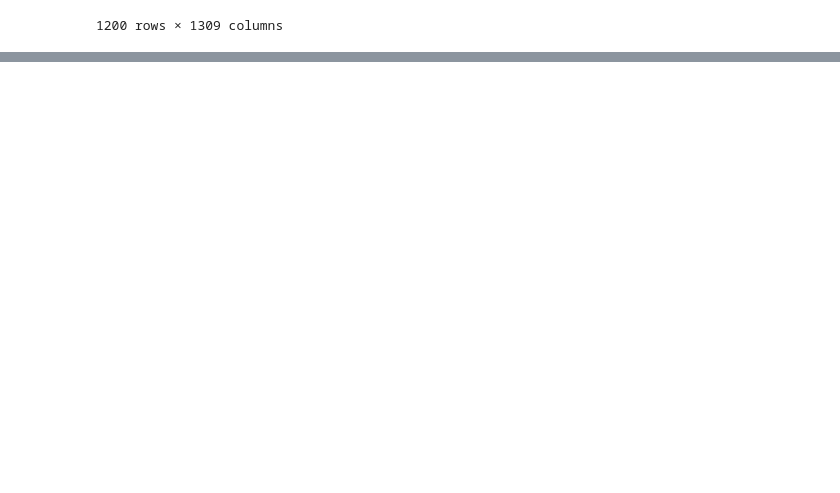
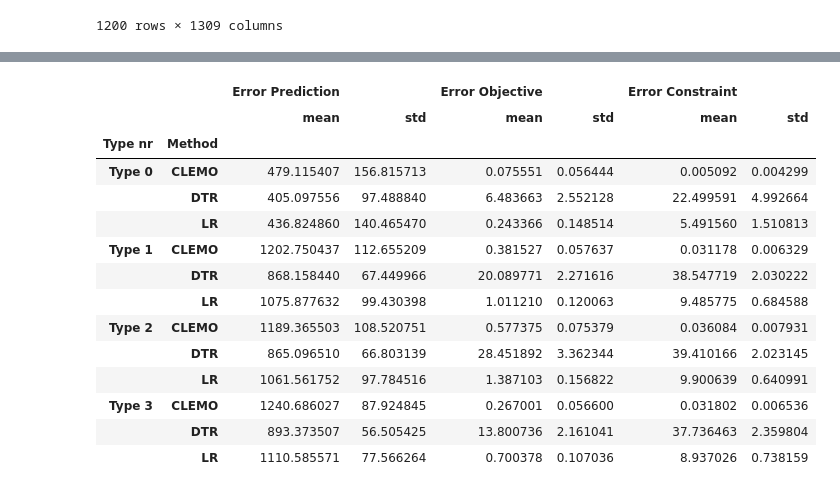
Before and after one commit to daanotto/CLEMO, a Jupyter notebook: Further_plots.ipynb, the cells around one changed output, grey strips where cells are left out. Saved outputs shown, nothing was run; the diff lists cells and outputs as text; code cells hidden in the pictures; blank space fills up the shorter version.

```diff
--- a/Further_plots.ipynb
+++ b/Further_plots.ipynb
@@ -76,2 +76,24 @@ for type in type_list:
 <Figure size 600x800 with 0 Axes>
 [figure]
+# %%
+# standard_deviation
+agg_dict = {'Error Prediction':['mean', 'std'], 'Error Objective':['mean', 'std'], 'Error Constraint':['mean', 'std']}
+
+df_group = df.groupby(['Type nr', 'Method']).agg(agg_dict)
+display(df_group)
+# %% [output]
+|  |  | Error Prediction |  | Error Objective |  | Error Constraint |  |
+|  |  | mean | std | mean | std | mean | std |
+| Type nr | Method |  |  |  |  |  |  |
+| Type 0 | CLEMO | 479.115407 | 156.815713 | 0.075551 | 0.056444 | 0.005092 | 0.004299 |
+|  | DTR | 405.097556 | 97.488840 | 6.483663 | 2.552128 | 22.499591 | 4.992664 |
+|  | LR | 436.824860 | 140.465470 | 0.243366 | 0.148514 | 5.491560 | 1.510813 |
+| Type 1 | CLEMO | 1202.750437 | 112.655209 | 0.381527 | 0.057637 | 0.031178 | 0.006329 |
+|  | DTR | 868.158440 | 67.449966 | 20.089771 | 2.271616 | 38.547719 | 2.030222 |
+|  | LR | 1075.877632 | 99.430398 | 1.011210 | 0.120063 | 9.485775 | 0.684588 |
+| Type 2 | CLEMO | 1189.365503 | 108.520751 | 0.577375 | 0.075379 | 0.036084 | 0.007931 |
+|  | DTR | 865.096510 | 66.803139 | 28.451892 | 3.362344 | 39.410166 | 2.023145 |
+|  | LR | 1061.561752 | 97.784516 | 1.387103 | 0.156822 | 9.900639 | 0.640991 |
+| Type 3 | CLEMO | 1240.686027 | 87.924845 | 0.267001 | 0.056600 | 0.031802 | 0.006536 |
+|  | DTR | 893.373507 | 56.505425 | 13.800736 | 2.161041 | 37.736463 | 2.359804 |
+|  | LR | 1110.585571 | 77.566264 | 0.700378 | 0.107036 | 8.937026 | 0.738159 |
```
Also changed, not shown: parts of 2 cells of this notebook, 3 other files.
